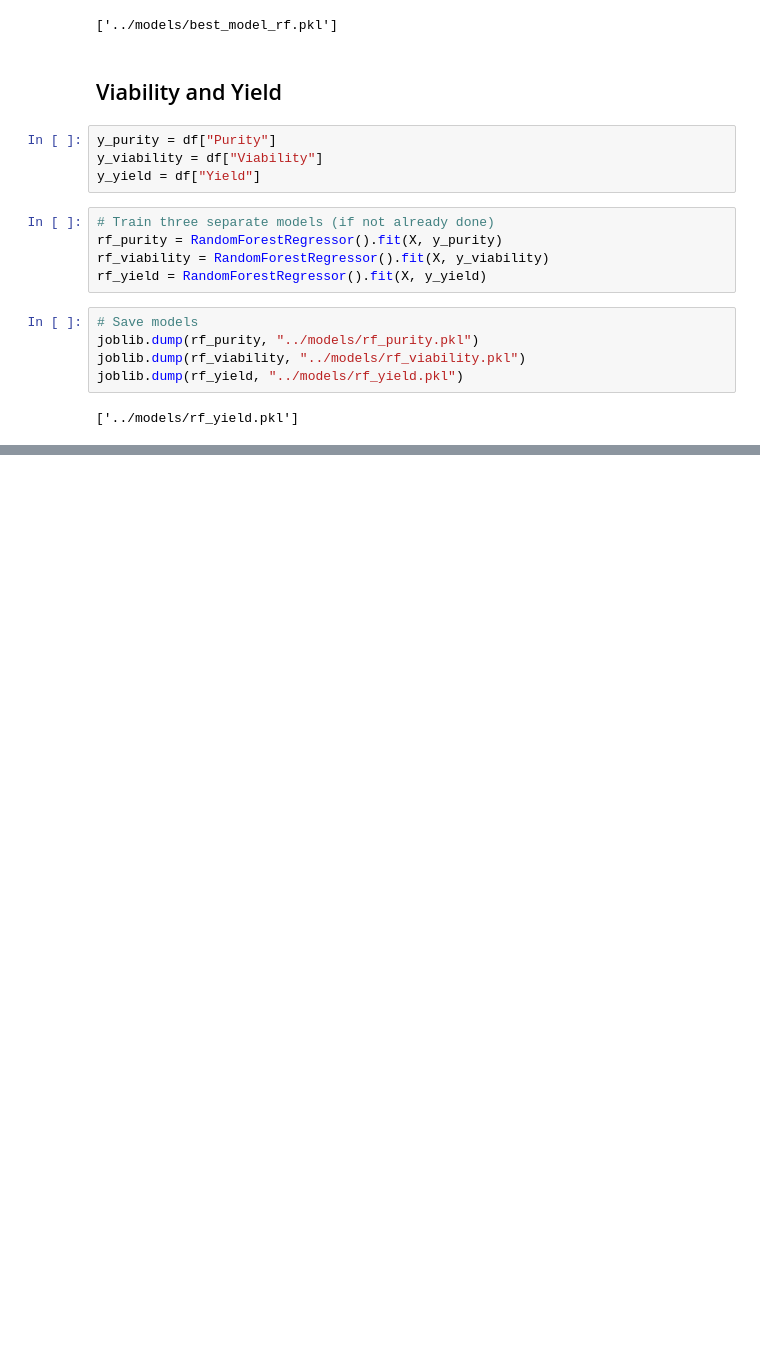
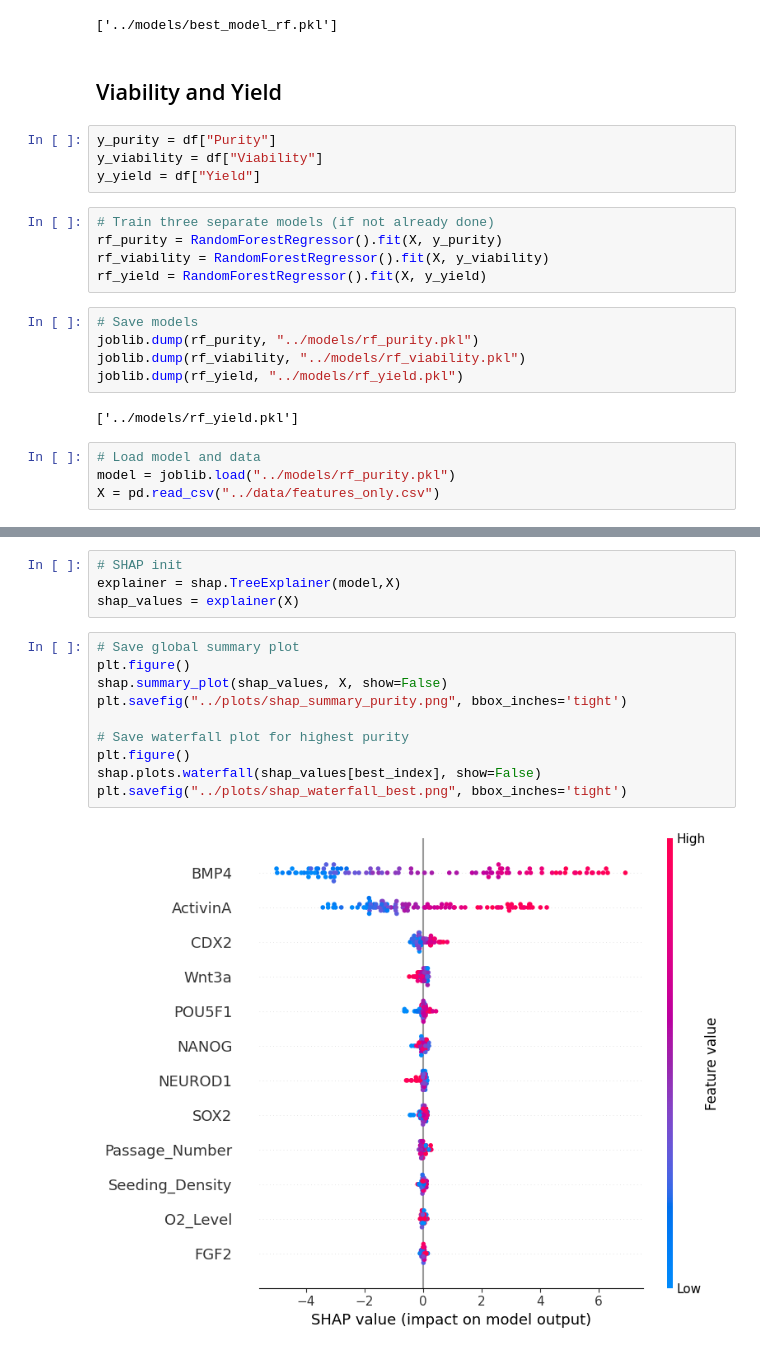
Before and after one commit to paritosh100/ipsc-differentiation-predictor, a Jupyter notebook: notebooks/Modeling.ipynb, the cells around one changed output, grey strips where cells are left out. Cells and saved outputs as stored; diff of their text form; blank space fills up the shorter version.

Commit message:
Shap added

```diff
--- a/notebooks/Modeling.ipynb
+++ b/notebooks/Modeling.ipynb
@@ -396,3 +398,7 @@ joblib.dump(rf_viability, "../models/rf_viability.pkl")
 joblib.dump(rf_yield, "../models/rf_yield.pkl")
 # %% [output]
 ['../models/rf_yield.pkl']
+# %%
+# Load model and data
+model = joblib.load("../models/rf_purity.pkl")
+X = pd.read_csv("../data/features_only.csv")
@@ -398,0 +421,16 @@ joblib.dump(rf_yield, "../models/rf_yield.pkl")
+# %%
+# SHAP init
+explainer = shap.TreeExplainer(model,X)
+shap_values = explainer(X)
+# %%
+# Save global summary plot
+plt.figure()
+shap.summary_plot(shap_values, X, show=False)
+plt.savefig("../plots/shap_summary_purity.png", bbox_inches='tight')
+
+# Save waterfall plot for highest purity
+plt.figure()
+shap.plots.waterfall(shap_values[best_index], show=False)
+plt.savefig("../plots/shap_waterfall_best.png", bbox_inches='tight')
+# %% [output]
+[figure, added]
```
Also changed, not shown: parts of 3 cells of this notebook, 5 other files.
